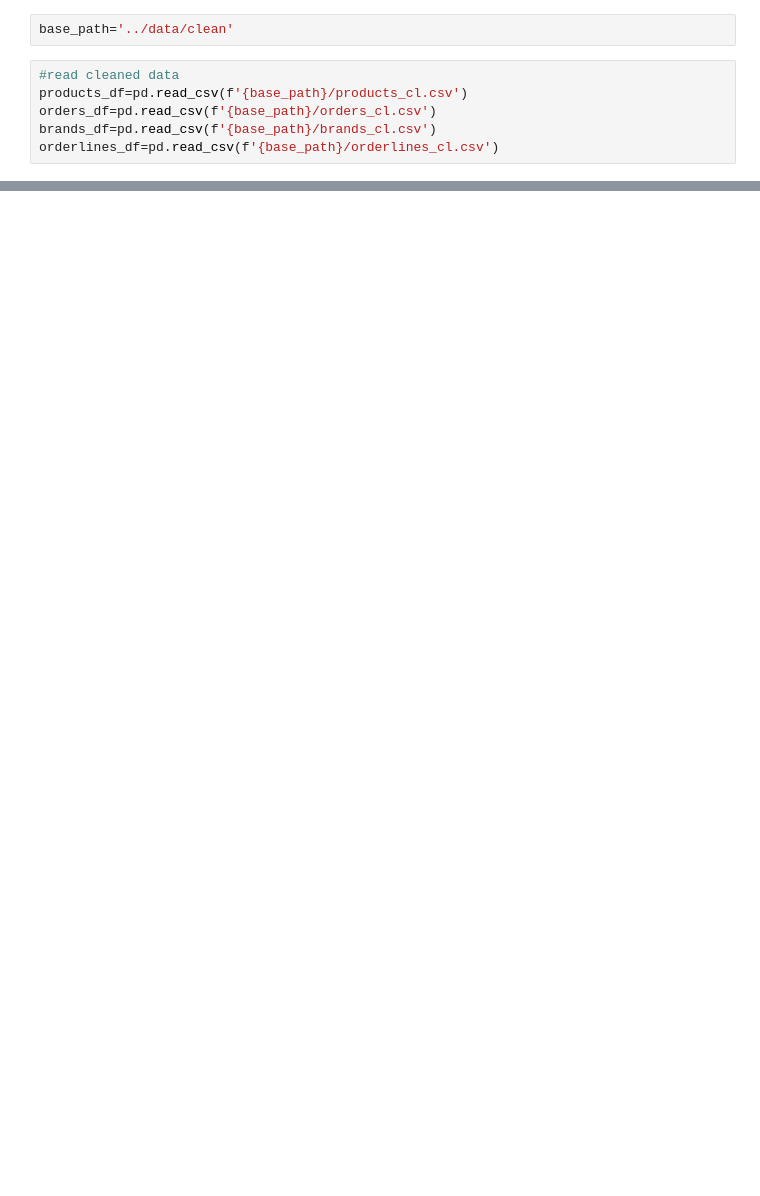
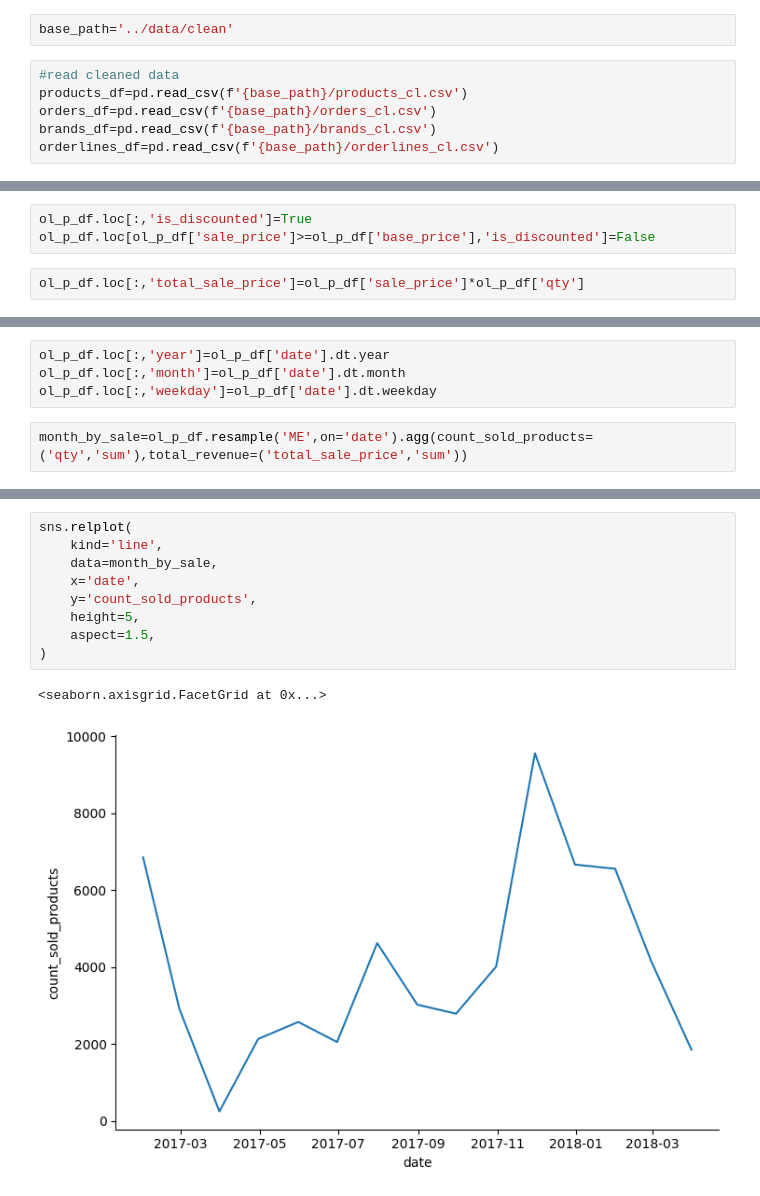
Before and after one commit to yazdan0101/ENIAC-discounts-strategy, a Jupyter notebook: notebooks/analysis.ipynb, the cells around one changed output, grey strips where cells are left out. Cells and saved outputs as stored; diff of their text form; blank space fills up the shorter version.

```diff
--- a/notebooks/analysis.ipynb
+++ b/notebooks/analysis.ipynb
@@ -26,0 +70,5 @@ orders_df.loc[~orders_df['order_id'].isin(orderlines_df['id_order'])]
+# %%
+ol_p_df.loc[:,'is_discounted']=True
+ol_p_df.loc[ol_p_df['sale_price']>=ol_p_df['base_price'],'is_discounted']=False
+# %%
+ol_p_df.loc[:,'total_sale_price']=ol_p_df['sale_price']*ol_p_df['qty']
@@ -26,0 +202,6 @@ orders_df.loc[~orders_df['order_id'].isin(orderlines_df['id_order'])]
+# %%
+ol_p_df.loc[:,'year']=ol_p_df['date'].dt.year
+ol_p_df.loc[:,'month']=ol_p_df['date'].dt.month
+ol_p_df.loc[:,'weekday']=ol_p_df['date'].dt.weekday
+# %%
+month_by_sale=ol_p_df.resample('ME',on='date').agg(count_sold_products=('qty','sum'),total_revenue=('total_sale_price','sum'))
@@ -26,0 +228,12 @@ orders_df.loc[~orders_df['order_id'].isin(orderlines_df['id_order'])]
+# %%
+sns.relplot(
+    kind='line',
+    data=month_by_sale,
+    x='date',
+    y='count_sold_products',
+    height=5,
+    aspect=1.5,
+)
+# %% [output]
+<seaborn.axisgrid.FacetGrid at 0x...>
+[figure, added]
```
Also changed, not shown: parts of 44 cells of this notebook, 5 other files.
